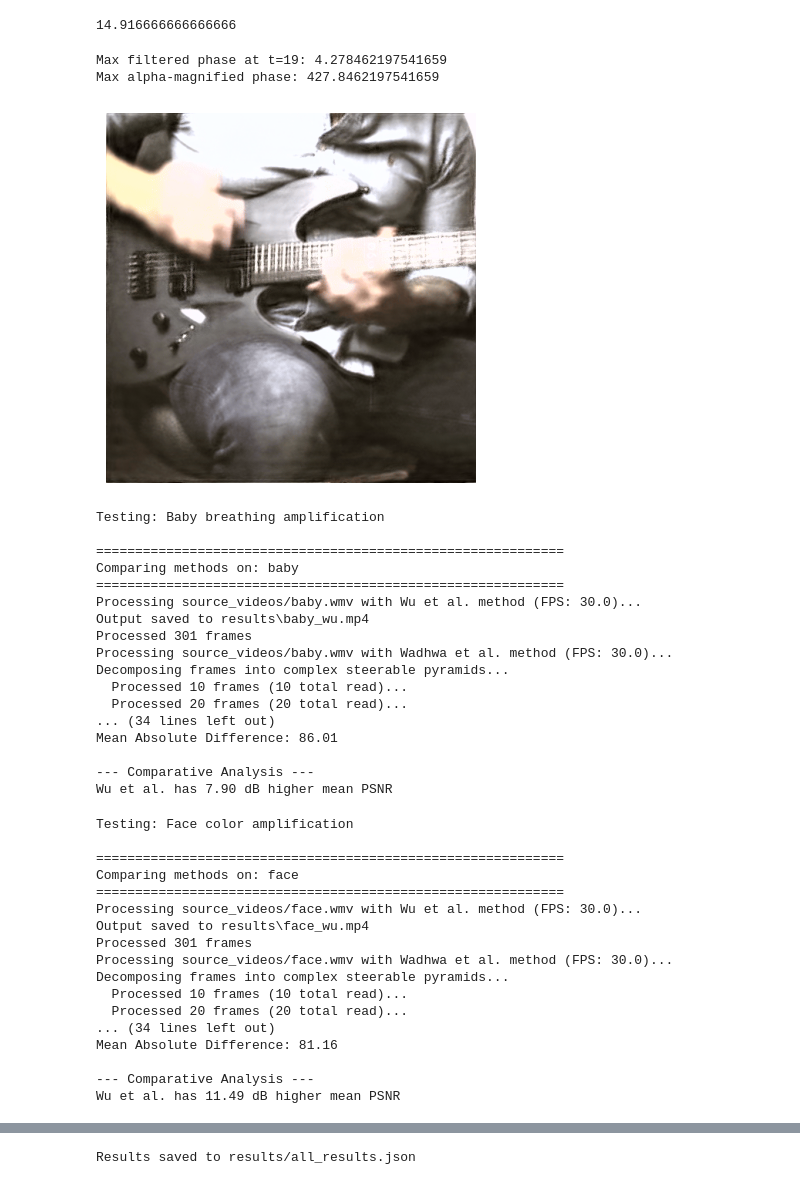
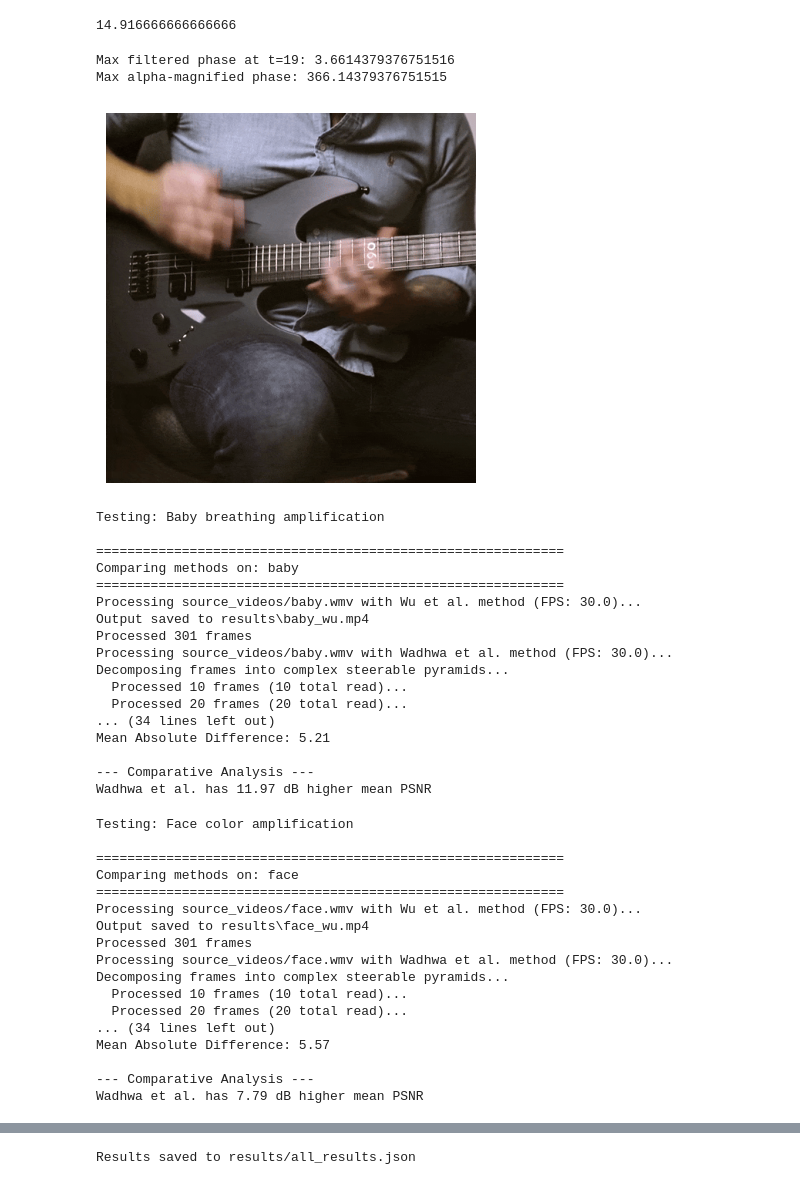
Before and after one commit to oufom/CS445-FinalProject, a Jupyter notebook: Code.ipynb, the cells around one changed output, grey strips where cells are left out. Cells and saved outputs as stored; diff of their text form; code cells hidden in the pictures.

Commit message:
Fix Wadhwa pipeline, update results

```diff
--- a/Code.ipynb
+++ b/Code.ipynb
@@ -390,6 +410,10 @@ all_high = []
 all_low = []
 all_u = []
 all_v = []
+all_band_filters = []
+all_hi_masks = []
+all_lo_masks = []
+all_F = []
 frameNum = 0
 alpha = 100
 frame_count = 0
@@ -414,6 +438,10 @@ while(True):
     all_low.append(pyr["lowpass"])
     all_u.append(u)
     all_v.append(v)
+    all_band_filters.append(pyr["band_filters"])
+    all_hi_masks.append(pyr["highpass_mask"])
+    all_lo_masks.append(pyr["lowpass_mask"])
+    all_F.append(pyr["F"])
 
 filtered_phases = []
 
@@ -452,39 +480,43 @@ for t in range(frame_count):
         "highpass": all_high[t],
         "bands": current_bands,
         "lowpass": all_low[t],
+        "band_filters": all_band_filters[t],
+        "highpass_mask": all_hi_masks[t],
+        "lowpass_mask": all_lo_masks[t],
+        "F": all_F[t],
         "meta": meta_data
     }
 
     recon_y = complex_steerable_pyramid_reconstruct(mag_pyr)
     recon_y = np.clip(recon_y, 0, 255).astype(np.uint8)
     u_curr, v_curr = all_u[t], all_v[t]
     if recon_y.shape != u_curr.shape:
         u_curr = cv.resize(u_curr, (recon_y.shape[1], recon_y.shape[0]))
         v_curr = cv.resize(v_curr, (recon_y.shape[1], recon_y.shape[0]))
     final_yuv = cv.merge([recon_y, u_curr, v_curr])
     final_rgb = cv.cvtColor(final_yuv, cv.COLOR_YUV2RGB)
     final_frames.append(final_rgb)
 
 
 video.release()
 
 cv.destroyAllWindows()
 
 
 
 fig, ax = plt.subplots()
 ax.axis('off')
 im = ax.imshow(final_frames[0], cmap='gray')
 def update(frame):
     im.set_data(frame)
     return [im]
 
 ani = animation.FuncAnimation(fig, update, frames=final_frames, interval=50, blit=True)
 ani.save("phase.mp4")
 # %% [output]
-Max filtered phase at t=19: 4.278462197541659
-Max alpha-magnified phase: 427.8462197541659
+Max filtered phase at t=19: 3.6614379376751516
+Max alpha-magnified phase: 366.14379376751515
-[figure, old version]
+[figure, new version]
 # %%
 # Quantitative Evaluation Functions
 
@@ -906,7 +953,12 @@ description = "Baby breathing amplification"
 
 if os.path.exists(video_file):
     print(f"\nTesting: {description}")
-    results, wu_out, wadhwa_out = compare_methods_on_video(video_file)
+    results, wu_out, wadhwa_out = compare_methods_on_video(
+        video_file,
+        wu_alpha=150,  wu_low=0.4, wu_high=3.0,
+        wad_alpha=150, wad_low=0.4, wad_high=3.0,
+        wad_frame_skip=1, wad_max_frames=200, wad_resize=0.5
+    )
     all_results.append(results)
 else:
     print(f"Skipping {video_file} - file not found")
@@ -924,10 +976,10 @@ Decomposing frames into complex steerable pyramids...
   Processed 10 frames (10 total read)...
   Processed 20 frames (20 total read)...
 ... (34 lines left out)
-Mean Absolute Difference: 86.01
+Mean Absolute Difference: 5.21
 
 --- Comparative Analysis ---
-Wu et al. has 7.90 dB higher mean PSNR
+Wadhwa et al. has 11.97 dB higher mean PSNR
 # %%
 # --- Face color amplification ---
 video_file = "source_videos/face.wmv"
@@ -935,7 +987,12 @@ description = "Face color amplification"
 
 if os.path.exists(video_file):
     print(f"\nTesting: {description}")
-    results, wu_out, wadhwa_out = compare_methods_on_video(video_file)
+    results, wu_out, wadhwa_out = compare_methods_on_video(
+        video_file,
+        wu_alpha=50,  wu_low=0.4, wu_high=4.0,
+        wad_alpha=50, wad_low=0.4, wad_high=4.0,
+        wad_frame_skip=1, wad_max_frames=200, wad_resize=0.5
+    )
     all_results.append(results)
 else:
     print(f"Skipping {video_file} - file not found")
@@ -953,10 +1010,10 @@ Decomposing frames into complex steerable pyramids...
   Processed 10 frames (10 total read)...
   Processed 20 frames (20 total read)...
 ... (34 lines left out)
-Mean Absolute Difference: 81.16
+Mean Absolute Difference: 5.57
 
 --- Comparative Analysis ---
-Wu et al. has 11.49 dB higher mean PSNR
+Wadhwa et al. has 7.79 dB higher mean PSNR
 # %%
 # --- Crane motion amplification ---
 video_file = "source_videos/crane.avi"
```
Also changed, not shown: parts of 6 cells of this notebook, 8 other files.
